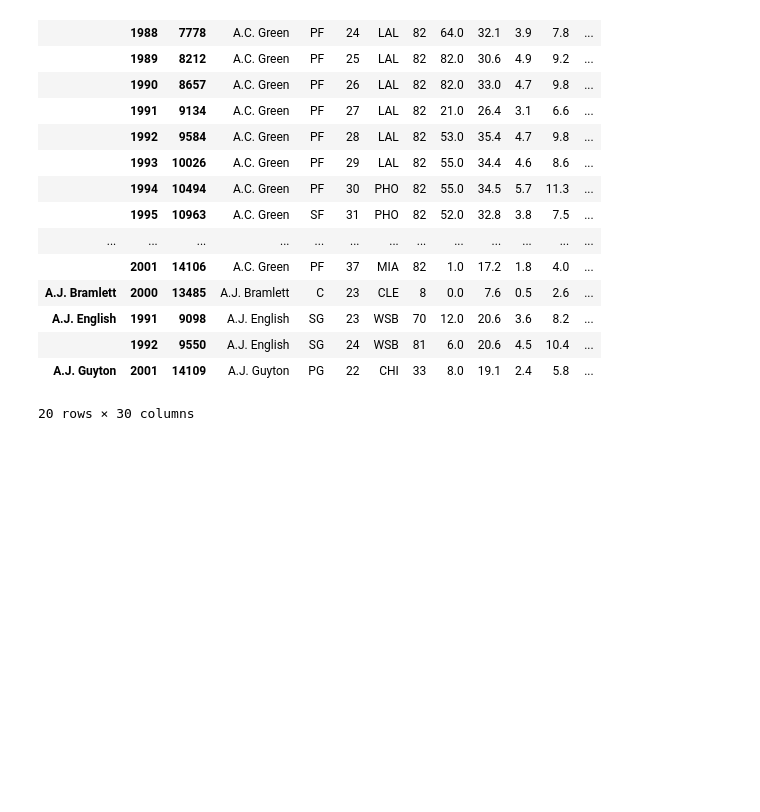
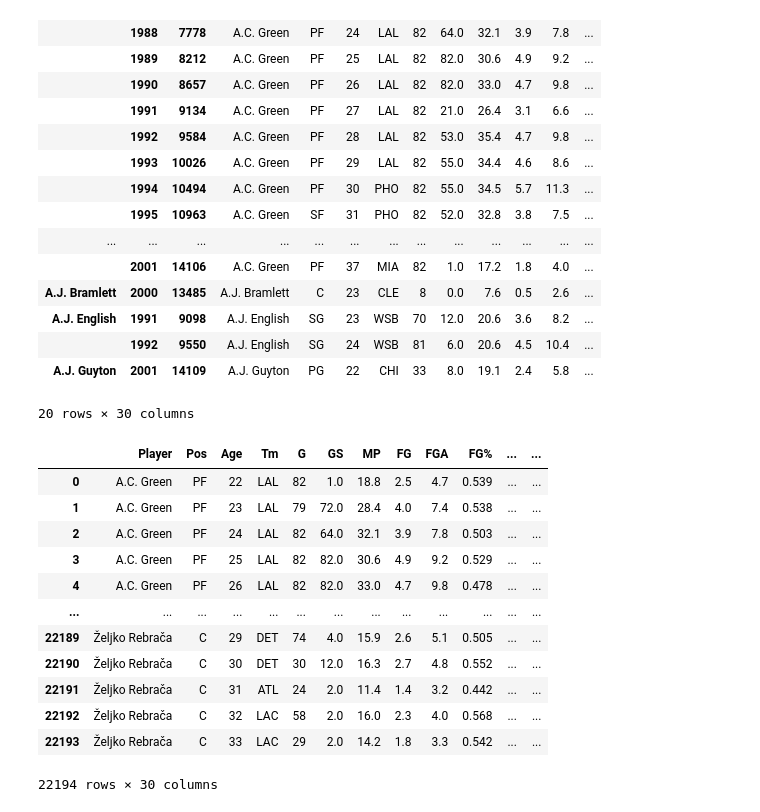
Before and after one commit to param10/NBa_MVP_Prediction, a Jupyter notebook: Cleaning&Analysis.ipynb, the cells around one changed output. Cells and saved outputs as stored; diff of their text form; code cells hidden in the pictures; blank space fills up the shorter version.

Commit message:
Commit 3 Cleaning Players data

```diff
--- a/Cleaning&Analysis.ipynb
+++ b/Cleaning&Analysis.ipynb
@@ -120,3 +120,20 @@ players.head(20)
 |  | 1992 | 9550 | A.J. English | SG | 24 | WSB | 81 | 6.0 | 20.6 | 4.5 | 10.4 | ... |
 | A.J. Guyton | 2001 | 14109 | A.J. Guyton | PG | 22 | CHI | 33 | 8.0 | 19.1 | 2.4 | 5.8 | ... |
 20 rows × 30 columns
+# %%
+players = players.reset_index(drop=True)
+players
+# %% [output]
+|  | Player | Pos | Age | Tm | G | GS | MP | FG | FGA | FG% | ... | ... |
+| 0 | A.C. Green | PF | 22 | LAL | 82 | 1.0 | 18.8 | 2.5 | 4.7 | 0.539 | ... | ... |
+| 1 | A.C. Green | PF | 23 | LAL | 79 | 72.0 | 28.4 | 4.0 | 7.4 | 0.538 | ... | ... |
+| 2 | A.C. Green | PF | 24 | LAL | 82 | 64.0 | 32.1 | 3.9 | 7.8 | 0.503 | ... | ... |
+| 3 | A.C. Green | PF | 25 | LAL | 82 | 82.0 | 30.6 | 4.9 | 9.2 | 0.529 | ... | ... |
+| 4 | A.C. Green | PF | 26 | LAL | 82 | 82.0 | 33.0 | 4.7 | 9.8 | 0.478 | ... | ... |
+| ... | ... | ... | ... | ... | ... | ... | ... | ... | ... | ... | ... | ... |
+| 22189 | Željko Rebrača | C | 29 | DET | 74 | 4.0 | 15.9 | 2.6 | 5.1 | 0.505 | ... | ... |
+| 22190 | Željko Rebrača | C | 30 | DET | 30 | 12.0 | 16.3 | 2.7 | 4.8 | 0.552 | ... | ... |
+| 22191 | Željko Rebrača | C | 31 | ATL | 24 | 2.0 | 11.4 | 1.4 | 3.2 | 0.442 | ... | ... |
+| 22192 | Željko Rebrača | C | 32 | LAC | 58 | 2.0 | 16.0 | 2.3 | 4.0 | 0.568 | ... | ... |
+| 22193 | Željko Rebrača | C | 33 | LAC | 29 | 2.0 | 14.2 | 1.8 | 3.3 | 0.542 | ... | ... |
+22194 rows × 30 columns
```
Also changed, not shown: parts of 3 cells of this notebook.
